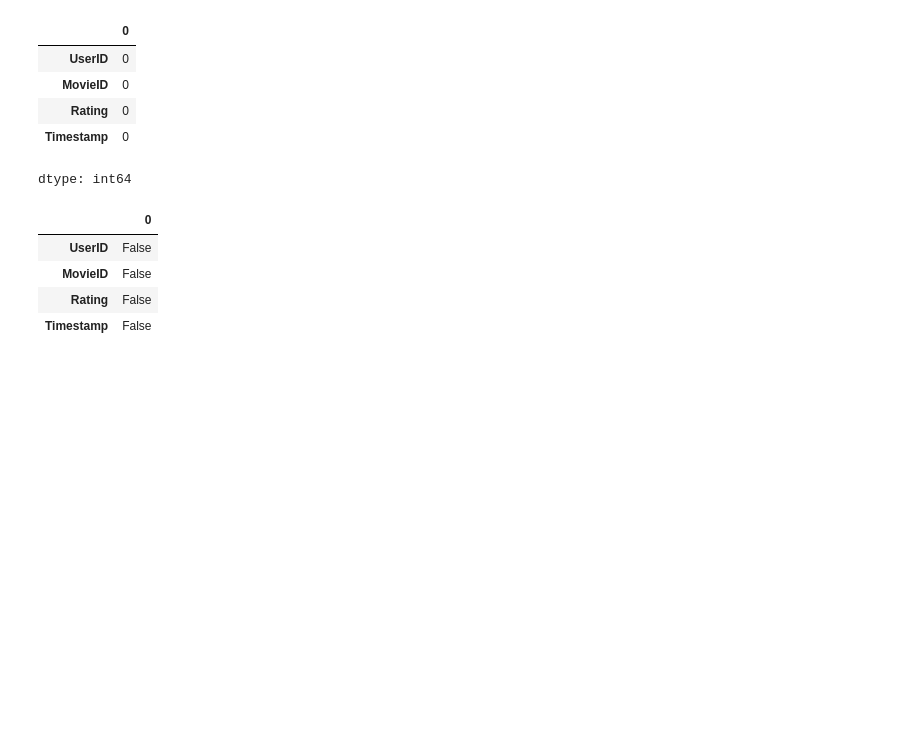
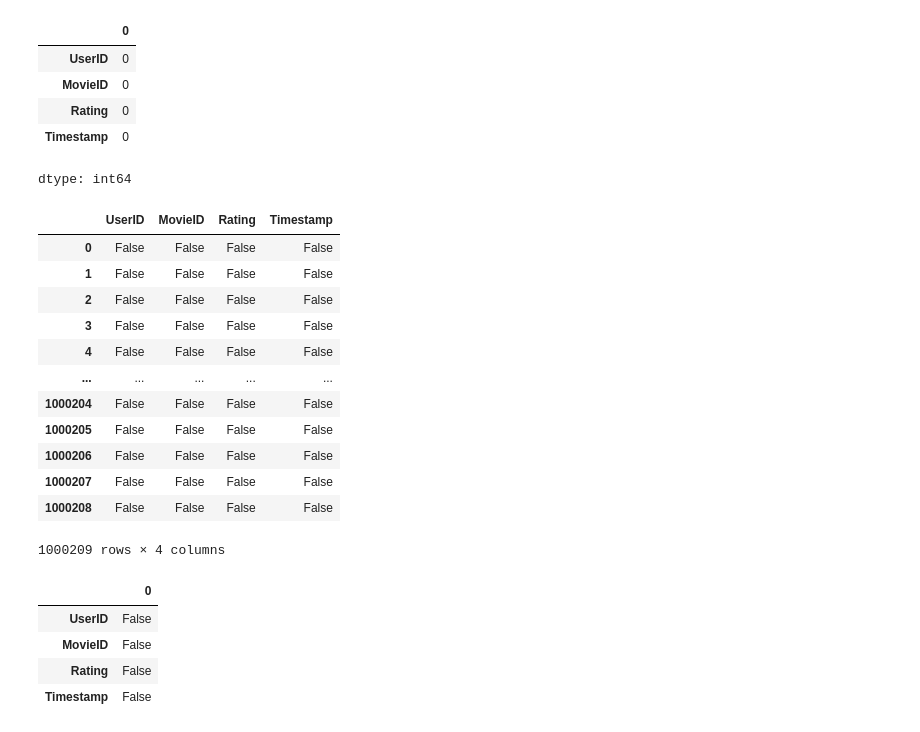
Before and after one commit to stevechengnyc/meta_learners, a Jupyter notebook: MovieLens_EconML_Uplift_Modeling_Final.ipynb, the cells around one changed output. Saved outputs shown, nothing was run; the diff lists cells and outputs as text; code cells hidden in the pictures; blank space fills up the shorter version.

```diff
--- a/MovieLens_EconML_Uplift_Modeling_Final.ipynb
+++ b/MovieLens_EconML_Uplift_Modeling_Final.ipynb
@@ -114,6 +143,22 @@ ratings.isnull().sum()
 | Rating | 0 |
 | Timestamp | 0 |
 dtype: int64
+# %%
+ratings.isnull()
+# %% [output]
+|  | UserID | MovieID | Rating | Timestamp |
+| 0 | False | False | False | False |
+| 1 | False | False | False | False |
+| 2 | False | False | False | False |
+| 3 | False | False | False | False |
+| 4 | False | False | False | False |
+| ... | ... | ... | ... | ... |
+| 1000204 | False | False | False | False |
+| 1000205 | False | False | False | False |
+| 1000206 | False | False | False | False |
+| 1000207 | False | False | False | False |
+| 1000208 | False | False | False | False |
+1000209 rows × 4 columns
 # %%
 ratings.isnull().any()
 # %% [output]
```
Also changed, not shown: parts of 41 cells of this notebook.
